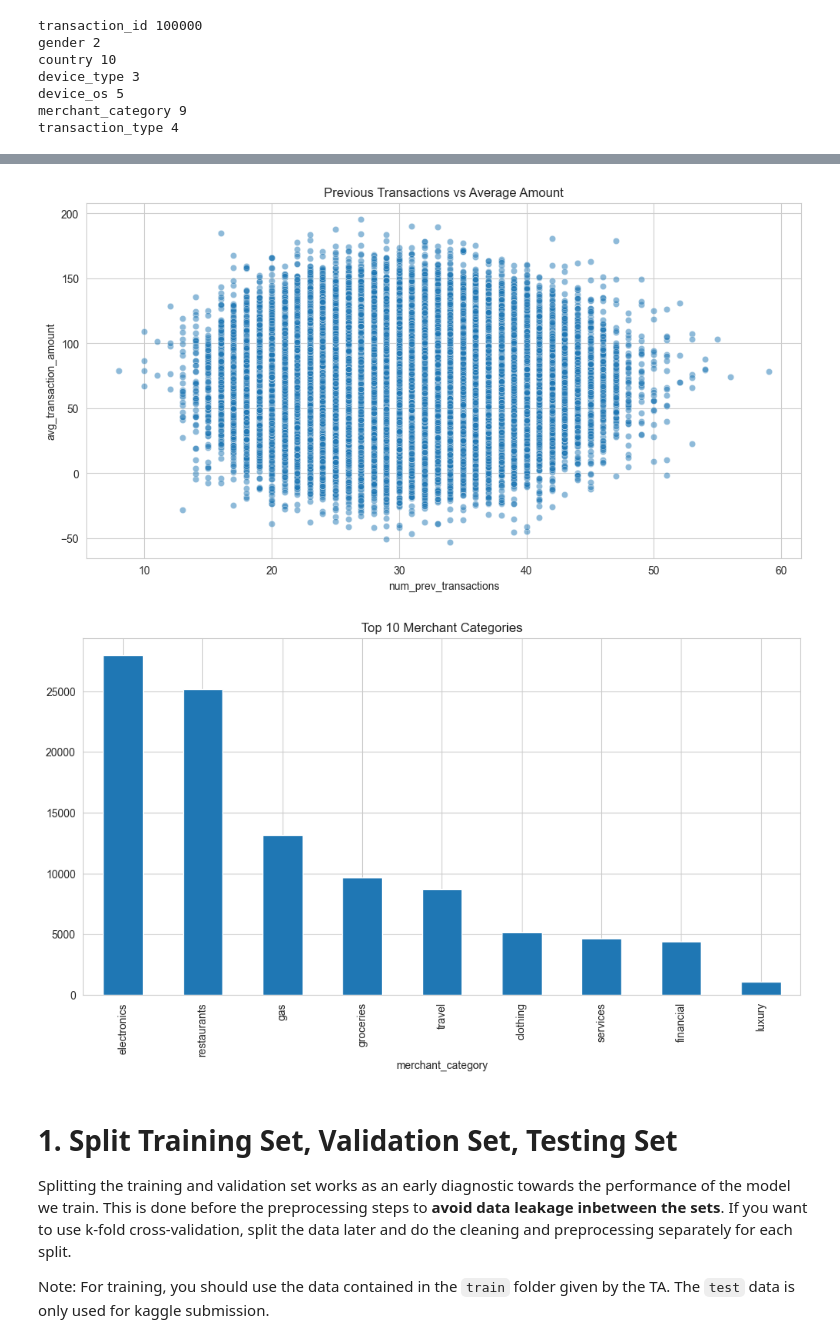
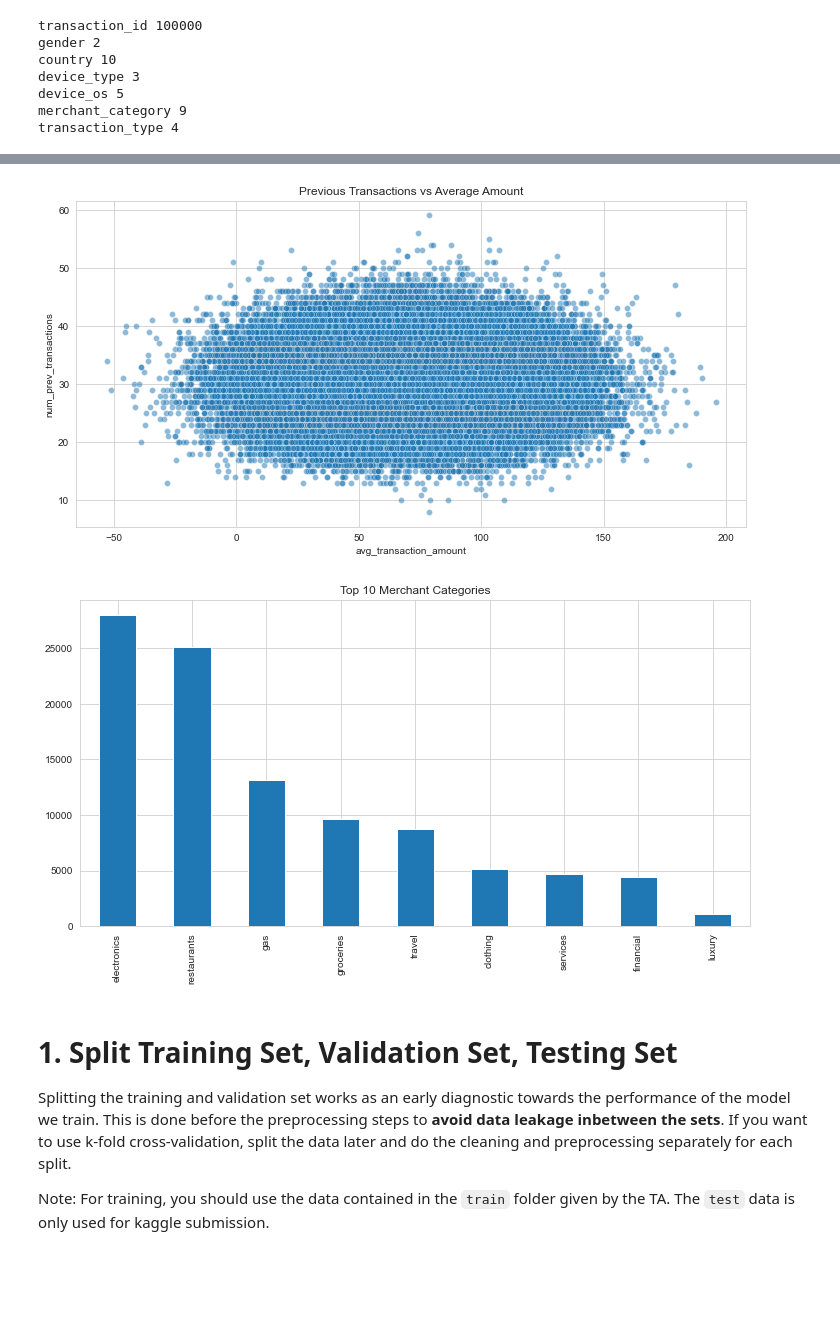
Before and after one commit to suryasuharna23/RestInPeaceMom_Tugas-Besar-2-IF3070-2025, a Jupyter notebook: src/Kelompok 12_ IF3070 Dasar Artificial Intelligence _ Tugas Besar 2 Notebook Template.ipynb, the cells around one changed output, grey strips where cells are left out. Saved outputs shown, nothing was run; the diff lists cells and outputs as text; code cells hidden in the pictures; blank space fills up the shorter version.

```diff
--- a/src/Kelompok 12_ IF3070 Dasar Artificial Intelligence _ Tugas Besar 2 Notebook Template.ipynb
+++ b/src/Kelompok 12_ IF3070 Dasar Artificial Intelligence _ Tugas Besar 2 Notebook Template.ipynb
@@ -311,0 +378,5 @@ plt.show()
+# %%
+bins = [0, 20, 30, 40, 50, 60, 70, 100]
+labels = ["<20", "20-29", "30-39", "40-49", "50-59", "60-69", "70+"]
+
+train_eda["age_group"] = pd.cut(train_eda["age"], bins=bins, labels=labels, right=False)
@@ -339,18 +436,18 @@ plt.show()
 # %% [output]
 [figure]
 # %%
-sns.scatterplot(data=train_eda, x="num_prev_transactions",
-                y="avg_transaction_amount", alpha=0.5)
+sns.scatterplot(data=train_eda, x="avg_transaction_amount",
+                y="num_prev_transactions", alpha=0.5)
 plt.title("Previous Transactions vs Average Amount")
 plt.show()
 # %% [output]
-[figure, old version]
+[figure, new version]
 # %%
 train_eda["merchant_category"].value_counts().head(10).plot(kind="bar")
 plt.title("Top 10 Merchant Categories")
 plt.show()
 # %% [output]
-[figure, old version]
+[figure, new version]
 # %% [markdown]
 # 1. Split Training Set, Validation Set, Testing Set
 
```
Also changed, not shown: parts of 25 cells of this notebook.
